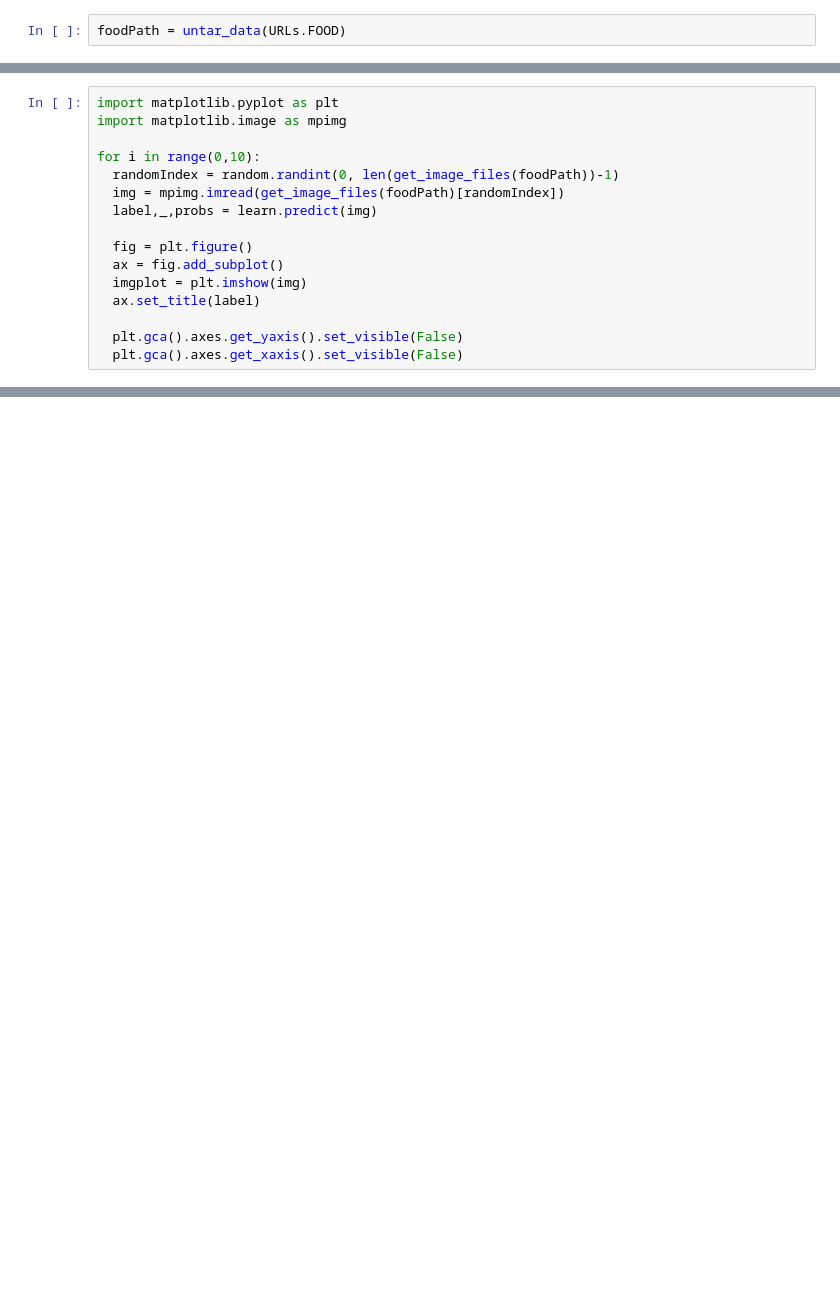
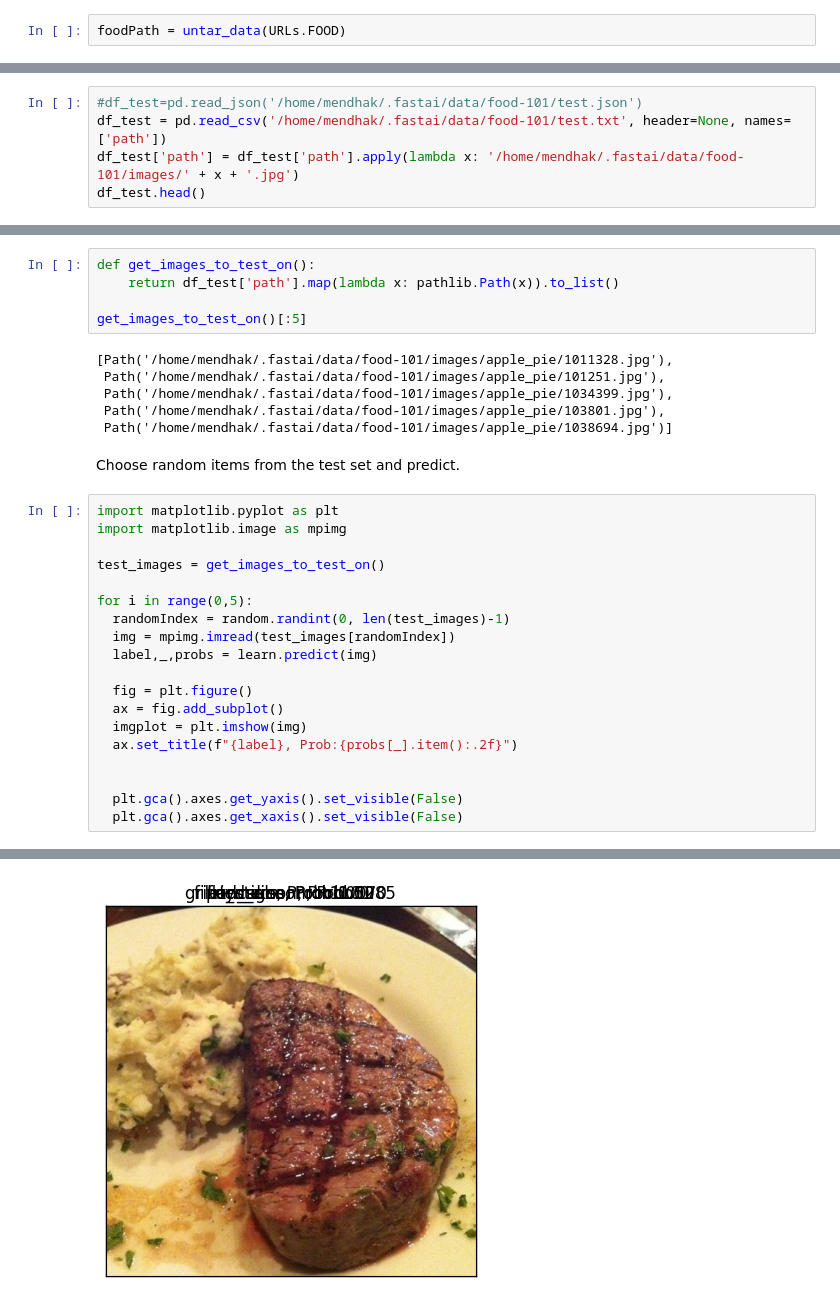
Before and after one commit to mendhak/fastai_lessons, a Jupyter notebook: 006_food_image_classifier.ipynb, the cells around one changed output, grey strips where cells are left out. Saved outputs shown, nothing was run; the diff lists cells and outputs as text; blank space fills up the shorter version.

```diff
--- a/006_food_image_classifier.ipynb
+++ b/006_food_image_classifier.ipynb
@@ -78,0 +204,5 @@ print(f"{labelC} {probs[2].item():.2f}")
+# %%
+#df_test=pd.read_json('/home/mendhak/.fastai/data/food-101/test.json')
+df_test = pd.read_csv('/home/mendhak/.fastai/data/food-101/test.txt', header=None, names=['path'])
+df_test['path'] = df_test['path'].apply(lambda x: '/home/mendhak/.fastai/data/food-101/images/' + x + '.jpg')
+df_test.head()
@@ -79,16 +218,33 @@ print(f"{labelC} {probs[2].item():.2f}")
+# %%
+def get_images_to_test_on():
+    return df_test['path'].map(lambda x: pathlib.Path(x)).to_list()
+
+get_images_to_test_on()[:5]
+# %% [output]
+[Path('/home/mendhak/.fastai/data/food-101/images/apple_pie/1011328.jpg'),
+ Path('/home/mendhak/.fastai/data/food-101/images/apple_pie/101251.jpg'),
+ Path('/home/mendhak/.fastai/data/food-101/images/apple_pie/1034399.jpg'),
+ Path('/home/mendhak/.fastai/data/food-101/images/apple_pie/103801.jpg'),
+ Path('/home/mendhak/.fastai/data/food-101/images/apple_pie/1038694.jpg')]
+# %% [markdown]
+Choose random items from the test set and predict.
 # %%
 import matplotlib.pyplot as plt
 import matplotlib.image as mpimg
 
-for i in range(0,10):
-  randomIndex = random.randint(0, len(get_image_files(foodPath))-1)
-  img = mpimg.imread(get_image_files(foodPath)[randomIndex])
+test_images = get_images_to_test_on()
+
+for i in range(0,5):
+  randomIndex = random.randint(0, len(test_images)-1)
+  img = mpimg.imread(test_images[randomIndex])
   label,_,probs = learn.predict(img)
 
   fig = plt.figure()
   ax = fig.add_subplot()
   imgplot = plt.imshow(img)
-  ax.set_title(label)
+  ax.set_title(f"{label}, Prob:{probs[_].item():.2f}")
+
 
   plt.gca().axes.get_yaxis().set_visible(False)
   plt.gca().axes.get_xaxis().set_visible(False)
+# %% [output]
@@ -95,2 +252,3 @@ for i in range(0,10):
+[figure, added]
 # %%
 interp = ClassificationInterpretation.from_learner(learn)
```
Also changed, not shown: parts of 43 cells of this notebook.
